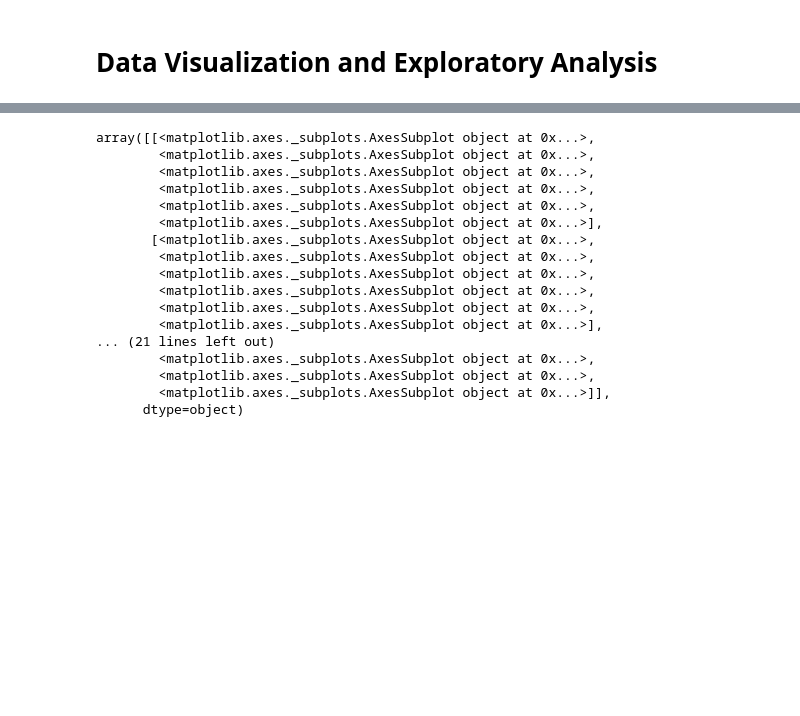
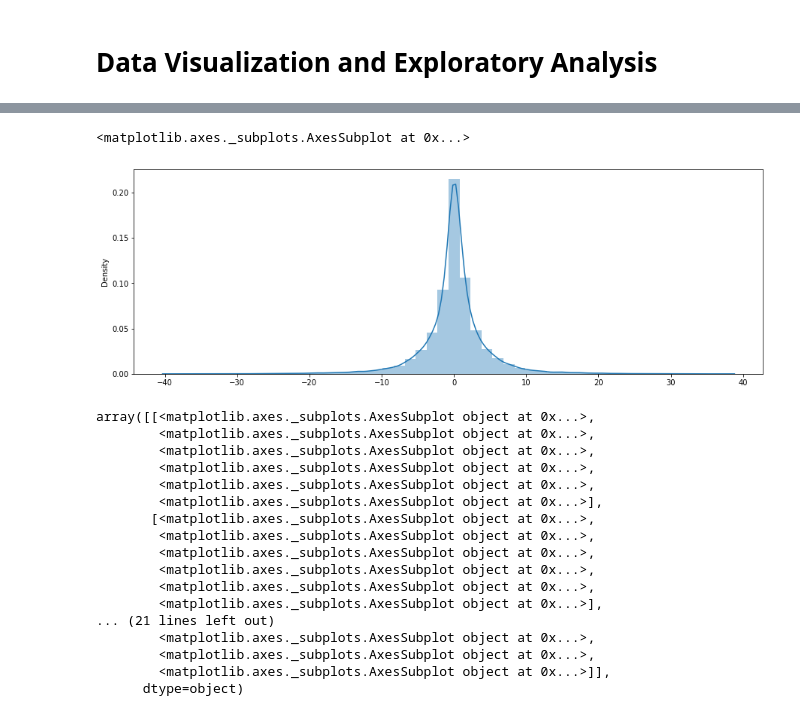
Before and after one commit to pietromarini00/30412-Classification-with-LogisticRegression, a Jupyter notebook: Workflow.ipynb, the cells around one changed output, grey strips where cells are left out. Drawn from its saved outputs; the diff is of its cells as text; code cells hidden in the pictures; blank space fills up the shorter version.

```diff
--- a/Workflow.ipynb
+++ b/Workflow.ipynb
@@ -81,3 +101,8 @@ features = Data.drop(columns=['Unnamed: 0','label'])
+# %%
+sns.distplot(features)
+# %% [output]
+<matplotlib.axes._subplots.AxesSubplot at 0x...>
+[figure, added]
 # %%
 features.hist(figsize=(35,35))
 # %% [output]
```
Also changed, not shown: parts of 23 cells of this notebook.
